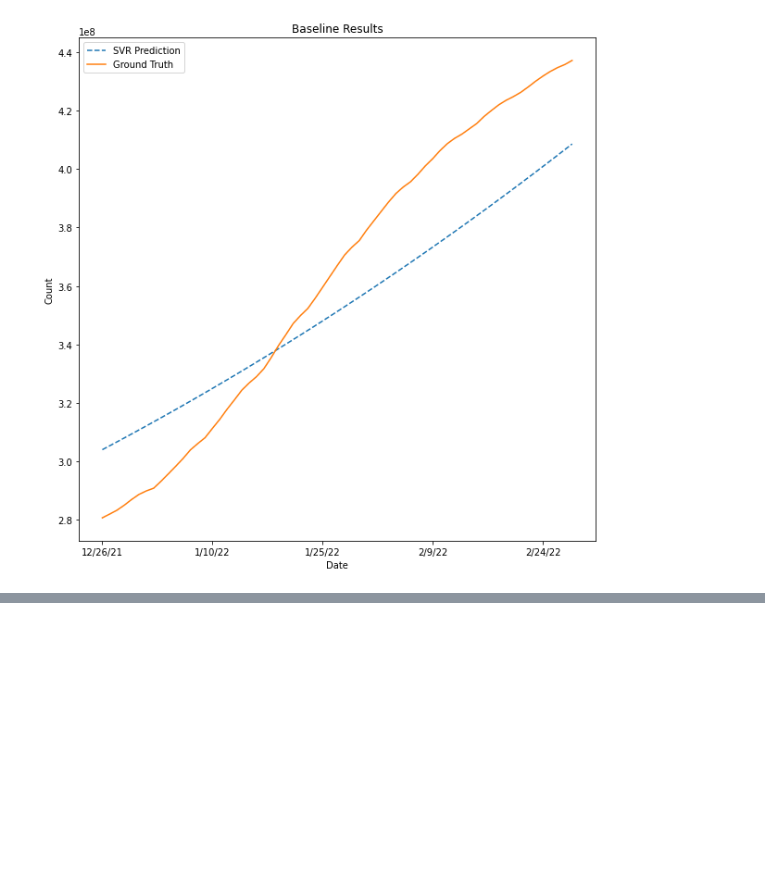
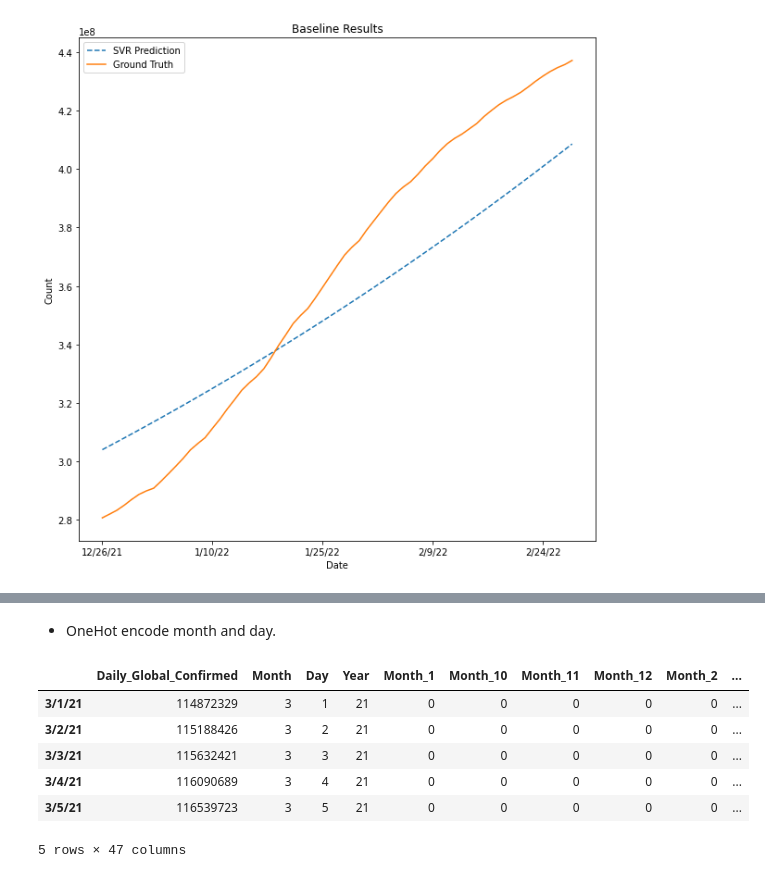
Before and after one commit to gaol00034/Covid19-Analysis, a Jupyter notebook: src/Global.ipynb, the cells around one changed output, grey strips where cells are left out. Saved outputs shown, nothing was run; the diff lists cells and outputs as text; code cells hidden in the pictures; blank space fills up the shorter version.

```diff
--- a/src/Global.ipynb
+++ b/src/Global.ipynb
@@ -297,0 +309,16 @@ plt.show()
+# %%
+rnn_features_df = baseline_global_confirmed_df.copy()
+rnn_features_df = rnn_features_df.drop(columns=['Day_From_Start'])
+
+def split_date(date_list):
+    d, m, y = [], [], []
+    for date in date_list:
+        temp = date.split('/')
+        m.append(temp[0])
+        d.append(temp[1])
+        y.append(temp[2])
+    return m, d, y
+
+rnn_features_df['Month'], rnn_features_df['Day'], rnn_features_df['Year'] = split_date(dates_format_1)
+
+rnn_features_df.head(5)
@@ -297,0 +332,18 @@ plt.show()
+# %% [markdown]
+- OneHot encode month and day.
+# %%
+def onehot_encode_pd(df, col_name):
+    dummies = pd.get_dummies(df[col_name], prefix=col_name)
+    return pd.concat([df, dummies], axis=1)
+
+rnn_features_df = onehot_encode_pd(rnn_features_df, ['Month','Day'])
+
+rnn_features_df.head(5)
+# %% [output]
+|  | Daily_Global_Confirmed | Month | Day | Year | Month_1 | Month_10 | Month_11 | Month_12 | Month_2 | ... |
+| 3/1/21 | 114872329 | 3 | 1 | 21 | 0 | 0 | 0 | 0 | 0 | ... |
+| 3/2/21 | 115188426 | 3 | 2 | 21 | 0 | 0 | 0 | 0 | 0 | ... |
+| 3/3/21 | 115632421 | 3 | 3 | 21 | 0 | 0 | 0 | 0 | 0 | ... |
+| 3/4/21 | 116090689 | 3 | 4 | 21 | 0 | 0 | 0 | 0 | 0 | ... |
+| 3/5/21 | 116539723 | 3 | 5 | 21 | 0 | 0 | 0 | 0 | 0 | ... |
+5 rows × 47 columns
```
Also changed, not shown: parts of 15 cells of this notebook.
